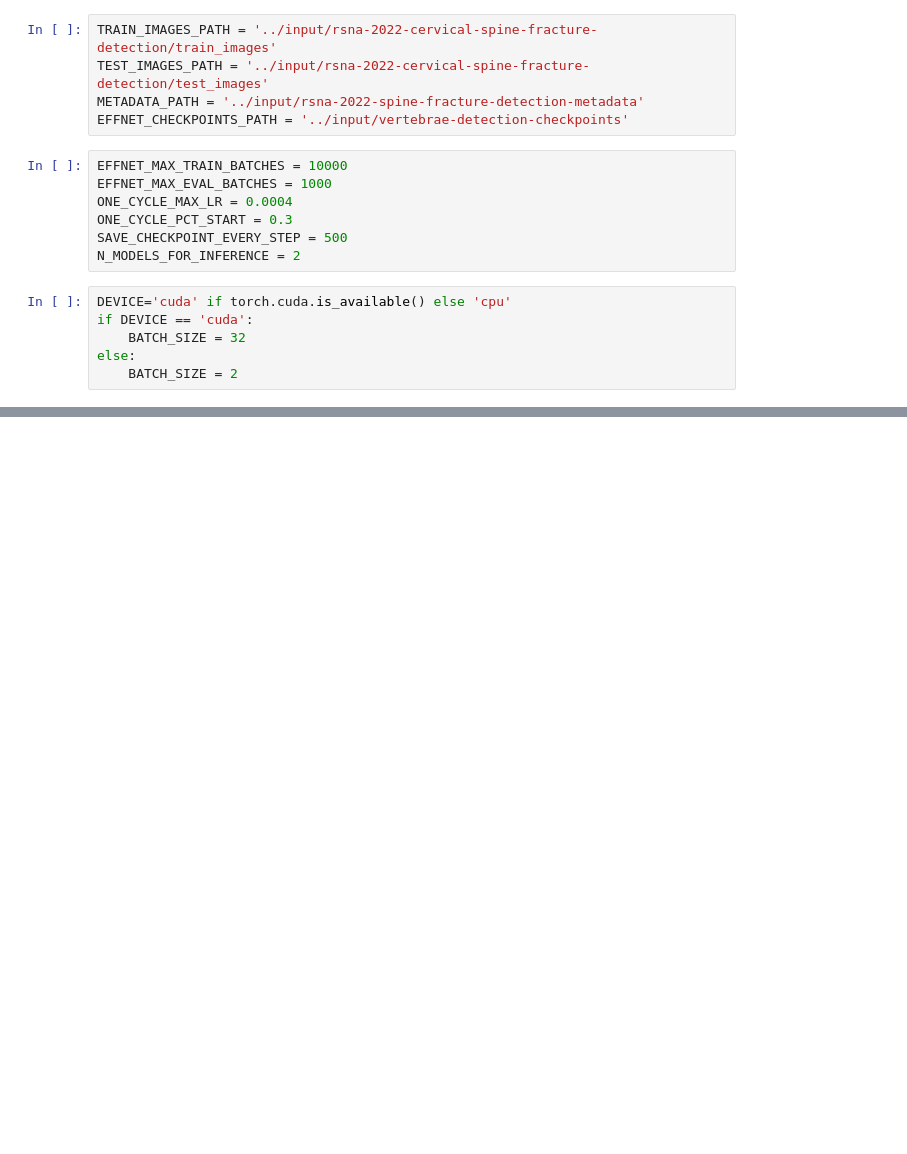
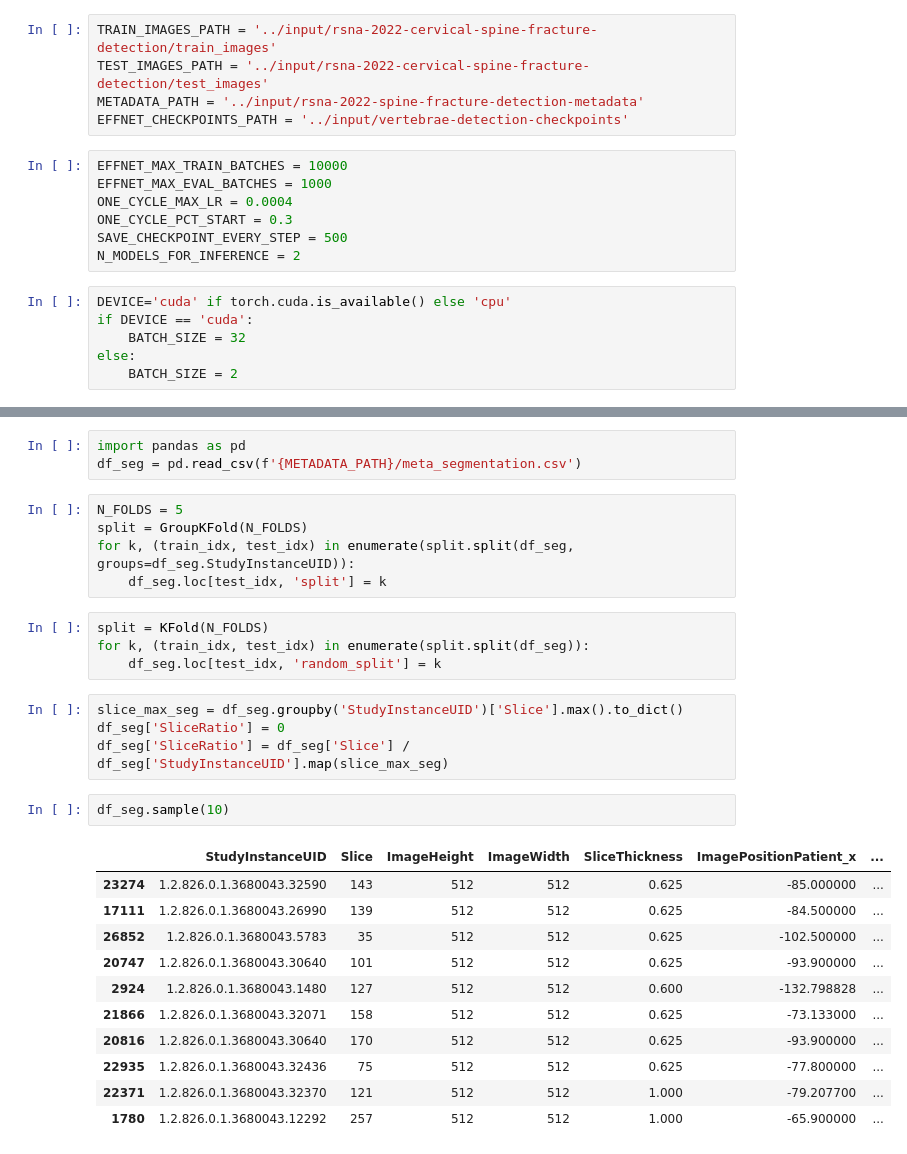
Before and after one commit to mayankmangalmourya/Cervical-Spine-Fracture-Detection., a Jupyter notebook: vertebrate-detection.ipynb, the cells around one changed output, grey strips where cells are left out. Drawn from its saved outputs; the diff is of its cells as text; blank space fills up the shorter version.

```diff
--- a/vertebrate-detection.ipynb
+++ b/vertebrate-detection.ipynb
@@ -66,0 +96,30 @@ else:
+# %%
+import pandas as pd
+df_seg = pd.read_csv(f'{METADATA_PATH}/meta_segmentation.csv')
+# %%
+N_FOLDS = 5
+split = GroupKFold(N_FOLDS)
+for k, (train_idx, test_idx) in enumerate(split.split(df_seg, groups=df_seg.StudyInstanceUID)):
+    df_seg.loc[test_idx, 'split'] = k
+# %%
+split = KFold(N_FOLDS)
+for k, (train_idx, test_idx) in enumerate(split.split(df_seg)):
+    df_seg.loc[test_idx, 'random_split'] = k
+# %%
+slice_max_seg = df_seg.groupby('StudyInstanceUID')['Slice'].max().to_dict()
+df_seg['SliceRatio'] = 0
+df_seg['SliceRatio'] = df_seg['Slice'] / df_seg['StudyInstanceUID'].map(slice_max_seg)
+# %%
+df_seg.sample(10)
+# %% [output]
+|  | StudyInstanceUID | Slice | ImageHeight | ImageWidth | SliceThickness | ImagePositionPatient_x | ... |
+| 23274 | 1.2.826.0.1.3680043.32590 | 143 | 512 | 512 | 0.625 | -85.000000 | ... |
+| 17111 | 1.2.826.0.1.3680043.26990 | 139 | 512 | 512 | 0.625 | -84.500000 | ... |
+| 26852 | 1.2.826.0.1.3680043.5783 | 35 | 512 | 512 | 0.625 | -102.500000 | ... |
+| 20747 | 1.2.826.0.1.3680043.30640 | 101 | 512 | 512 | 0.625 | -93.900000 | ... |
+| 2924 | 1.2.826.0.1.3680043.1480 | 127 | 512 | 512 | 0.600 | -132.798828 | ... |
+| 21866 | 1.2.826.0.1.3680043.32071 | 158 | 512 | 512 | 0.625 | -73.133000 | ... |
+| 20816 | 1.2.826.0.1.3680043.30640 | 170 | 512 | 512 | 0.625 | -93.900000 | ... |
+| 22935 | 1.2.826.0.1.3680043.32436 | 75 | 512 | 512 | 0.625 | -77.800000 | ... |
+| 22371 | 1.2.826.0.1.3680043.32370 | 121 | 512 | 512 | 1.000 | -79.207700 | ... |
+| 1780 | 1.2.826.0.1.3680043.12292 | 257 | 512 | 512 | 1.000 | -65.900000 | ... |
```
Also changed, not shown: parts of 1 cell of this notebook.
